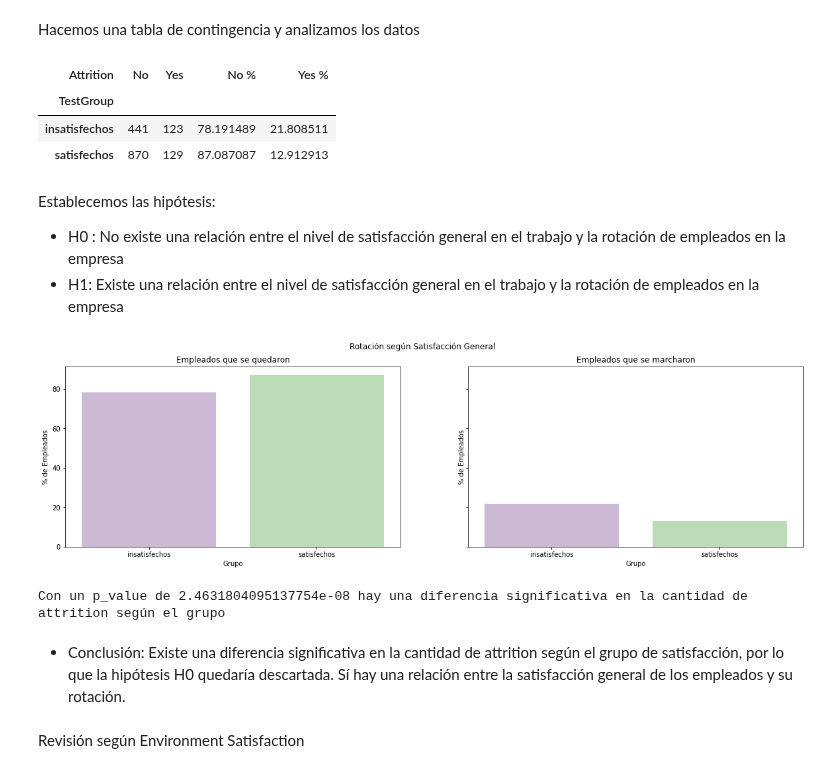
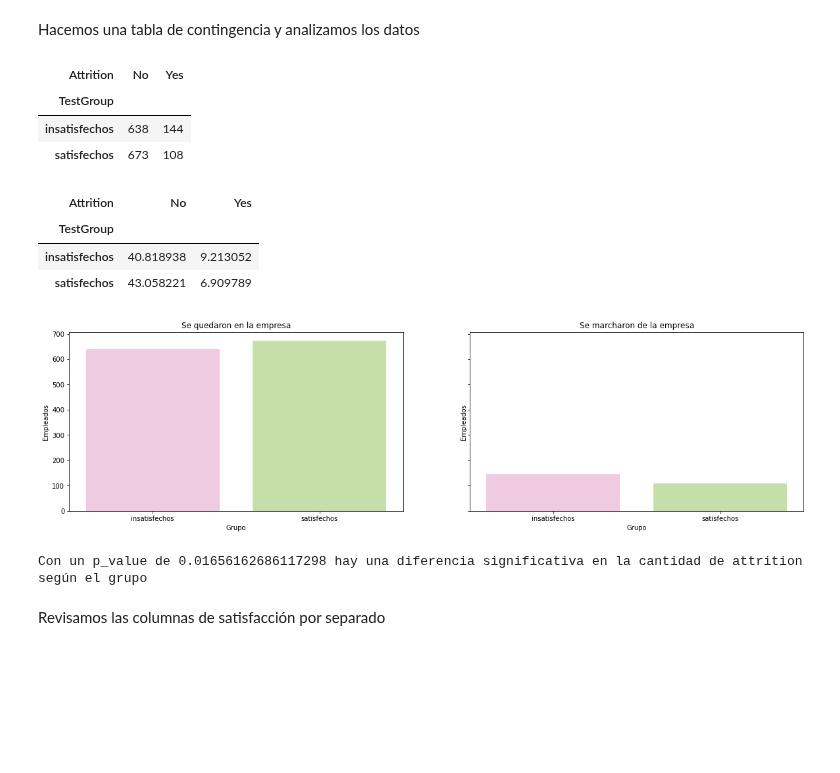
Before and after one commit to raquelmartinrodriguez/proyecto-da-promo-G-modulo-3-team-1, a Jupyter notebook: notebooks/04-testing/ab_testing.ipynb, the cells around one changed output. Saved outputs shown, nothing was run; the diff lists cells and outputs as text; code cells hidden in the pictures; blank space fills up the shorter version.

```diff
--- a/notebooks/04-testing/ab_testing.ipynb
+++ b/notebooks/04-testing/ab_testing.ipynb
@@ -36,6 +41,20 @@ Creamos la columna de Overall Satisfaction haciendo la media
-# %%
-df['OverallSatisfaction'] = round((df['JobSatisfaction'] + df['EnvironmentSatisfaction'] + df['RelationshipSatisfaction']) / 3, 0)
-df['OverallSatisfaction'] = df['OverallSatisfaction'].astype('int64')
+# %%
+# Definimos los pesos
+weights = {
+    'EnvironmentSatisfaction': 0.20,
+    'JobSatisfaction': 0.40,
+    'RelationshipSatisfaction': 0.40
+}
+
+# Calculamos la media ponderada
+df['OverallSatisfaction'] = round(
+    df['EnvironmentSatisfaction'] * weights['EnvironmentSatisfaction'] +
+    df['JobSatisfaction'] * weights['JobSatisfaction'] +
+    df['RelationshipSatisfaction'] * weights['RelationshipSatisfaction']
+, 0)
+
+# Convertimos los resultados a integer
+df['OverallSatisfaction'] = df['OverallSatisfaction'].astype('int64')
 # %% [markdown]
 Creamos la columna de satisfacción en base al Overall Satisfaction
 # %%
@@ -43,43 +62,38 @@ df['TestGroup'] = df['OverallSatisfaction'].apply(lambda x : 'satisfechos' if x
 # %% [markdown]
 Hacemos una tabla de contingencia y analizamos los datos
 # %%
+tabla_contingencia_porcentaje = pd.crosstab(df['TestGroup'], df['Attrition'], normalize = True) * 100
 tabla_contingencia = pd.crosstab(df['TestGroup'], df['Attrition'])
+tabla_contingencia
+# %% [output]
+| Attrition | No | Yes |
+| TestGroup |  |  |
+| insatisfechos | 638 | 144 |
+| satisfechos | 673 | 108 |
-# %%
-# Calcular el porcentaje para 'No' en cada fila
-tabla_contingencia['No %'] = tabla_contingencia['No'] / (tabla_contingencia['No'] + tabla_contingencia['Yes']) * 100
-
-# Usar los valores originales de 'Yes' para calcular el porcentaje en cada fila
-tabla_contingencia['Yes %'] = tabla_contingencia['Yes'] / (tabla_contingencia['No'] + tabla_contingencia['Yes']) * 100
-
-tabla_contingencia
-# %% [output]
-| Attrition | No | Yes | No % | Yes % |
-| TestGroup |  |  |  |  |
-| insatisfechos | 441 | 123 | 78.191489 | 21.808511 |
-| satisfechos | 870 | 129 | 87.087087 | 12.912913 |
-# %% [markdown]
-Establecemos las hipótesis:
-- H0 : No existe una relación entre el nivel de satisfacción general en el trabajo y la rotación de empleados en la empresa
-- H1: Existe una relación entre el nivel de satisfacción general en el trabajo y la rotación de empleados en la empresa
+# %%
+tabla_contingencia_porcentaje
+# %% [output]
+| Attrition | No | Yes |
+| TestGroup |  |  |
+| insatisfechos | 40.818938 | 9.213052 |
+| satisfechos | 43.058221 | 6.909789 |
 # %%
 # hacemos un análisis visual previo
 fig, axes = plt.subplots(nrows = 1, ncols = 2, figsize = (20, 5), sharey=True)
 
-sns.barplot(x=tabla_contingencia.index, y="No %", data=tabla_contingencia,  palette = "PRGn", ax = axes[0])
-sns.barplot(x=tabla_contingencia.index, y="Yes %", data=tabla_contingencia,  palette = "PRGn", ax = axes[1])
+sns.barplot(x=tabla_contingencia.index, y="No", data=tabla_contingencia,  palette = "PiYG", ax = axes[0])
+sns.barplot(x=tabla_contingencia.index, y="Yes", data=tabla_contingencia,  palette = "PiYG", ax = axes[1])
 
-fig.suptitle("Rotación según Satisfacción General")
-
-axes[0].set_title("Empleados que se quedaron")
-axes[1].set_title("Empleados que se marcharon")
+axes[0].set_title("Se quedaron en la empresa")
+axes[1].set_title("Se marcharon de la empresa")
 
 axes[0].set_xlabel("Grupo")
-axes[0].set_ylabel("% de Empleados")
+axes[0].set_ylabel("Empleados")
 
 axes[1].set_xlabel("Grupo")
-axes[1].set_ylabel("% de Empleados");
+axes[1].set_ylabel("Empleados");
 # %% [output]
-[figure, old version]
+[figure, new version]
 # %%
 # Realizar la prueba de proporciones
 chi2, p_value, _, _ = chi2_contingency(tabla_contingencia)
@@ -91,8 +105,6 @@ if p_value < alpha:
 else:
     print(f"Con un p_value de {p_value} no hay una diferencia significativa en la cantidad de attrition según el grupo")
 # %% [output]
-Con un p_value de 2.4631804095137754e-08 hay una diferencia significativa en la cantidad de attrition según el grupo
+Con un p_value de 0.01656162686117298 hay una diferencia significativa en la cantidad de attrition según el grupo
-# %% [markdown]
-- Conclusión: Existe una diferencia significativa en la cantidad de attrition según el grupo de satisfacción, por lo que la hipótesis H0 quedaría descartada. Sí hay una relación entre la satisfacción general de los empleados y su rotación.
-# %% [markdown]
-Revisión según Environment Satisfaction
+# %% [markdown]
+Revisamos las columnas de satisfacción por separado
```
Also changed, not shown: parts of 31 cells of this notebook, 1 other file.
